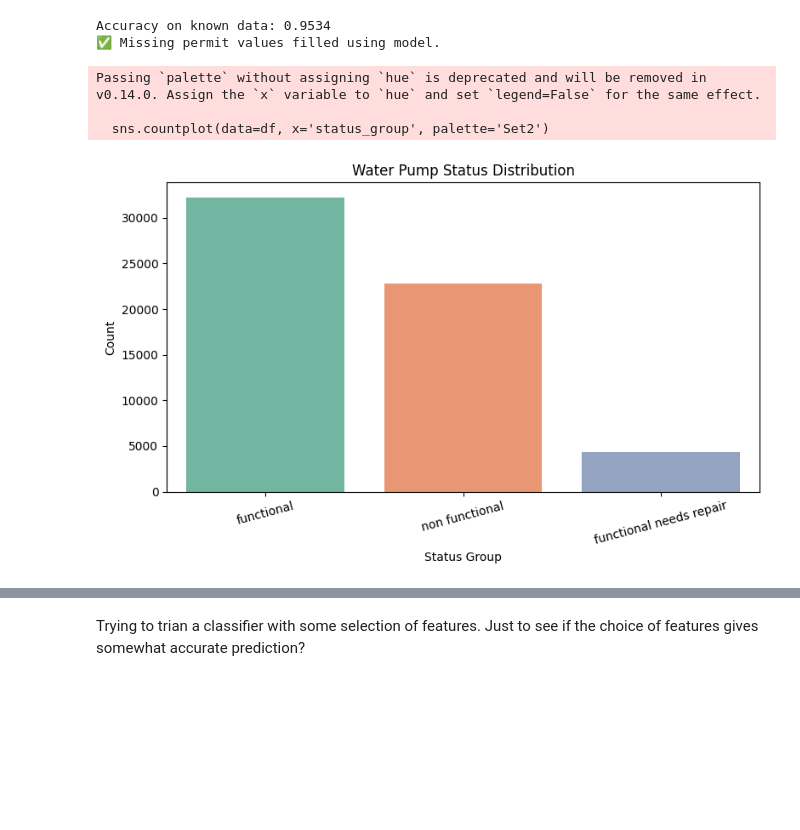
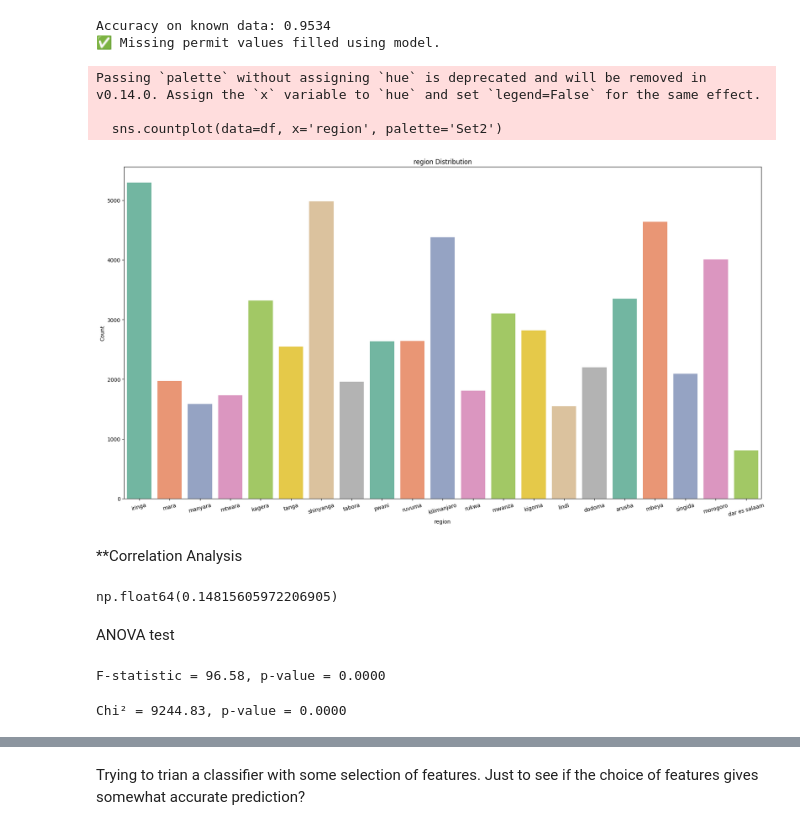
Before and after one commit to shakeeluetp1041/DataDrip, a Jupyter notebook: data_preprocessing/data_preprocessing.ipynb, the cells around one changed output, grey strips where cells are left out. Cells and saved outputs as stored; diff of their text form; code cells hidden in the pictures; blank space fills up the shorter version.

Commit message:
new notebook for visuals, minor changes to pipeline

```diff
--- a/data_preprocessing/data_preprocessing.ipynb
+++ b/data_preprocessing/data_preprocessing.ipynb
@@ -278,8 +278,20 @@ def geo_groupwise_fill(df, target_col, group_cols):
     return df
 # %%
 geo_cols = ['subvillage', 'ward', 'lga', 'district_code', 'region_code']
+df['gps_height'] = df['gps_height'].apply(lambda x: pd.NA if x in [0, 1] else x)
+df['construction_year'] = df['construction_year'].apply(lambda x: pd.NA if x in [0, 1] else x)
+
 df = geo_groupwise_fill(df, 'gps_height', geo_cols)
 df = geo_groupwise_fill(df, 'construction_year', geo_cols)
+# %%
+import numpy as np
+
+df['amount_tsh'] = df.apply(
+    lambda row: np.nan if row['amount_tsh'] == 0 and row['payment_type'] != 'never pay' else row['amount_tsh'],
+    axis=1
+)
+# %%
+df = geo_groupwise_fill(df, 'amount_tsh', geo_cols)
 # %% [markdown]
 This eliminates the 0s and NaNs, and instead fills in estimated/average/mean location based on ward, lga, subvillage or region.
 # %%
@@ -504,18 +516,23 @@ Accuracy on known data: 0.9534
 # %%
 import seaborn as sns
 import matplotlib.pyplot as plt
 
-plt.figure(figsize=(8, 5))
-sns.countplot(data=df, x='status_group', palette='Set2')
+plt.figure(figsize=(18, 10))
+sns.countplot(data=df, x='region', palette='Set2')
 
-plt.title("Water Pump Status Distribution")
-plt.xlabel("Status Group")
+plt.title("region Distribution")
+plt.xlabel("region")
 plt.ylabel("Count")
 plt.xticks(rotation=15)
 plt.tight_layout()
+
+plt.savefig("region_distribution.png", dpi=300)
+
 plt.show()
 # %% [output]
 Passing `palette` without assigning `hue` is deprecated and will be removed in v0.14.0. Assign the `x` variable to `hue` and set `legend=False` for the same effect.
 
-  sns.countplot(data=df, x='status_group', palette='Set2')
+  sns.countplot(data=df, x='region', palette='Set2')
-[figure, old version]
+[figure, new version]
+# %% [markdown]
+**Correlation Analysis
@@ -521,0 +554,24 @@ Passing `palette` without assigning `hue` is deprecated and will be removed in v
+# %%
+cramers_v(df['extraction_type'], df['water_quality'])
+# %% [output]
+np.float64(0.14815605972206905)
+# %% [markdown]
+ANOVA test
+# %%
+from scipy.stats import f_oneway
+
+groups = [df[df['status_group'] == cat]['construction_year'].dropna() for cat in df['status_group'].unique()]
+f_stat, p = f_oneway(*groups)
+
+print(f"F-statistic = {f_stat:.2f}, p-value = {p:.4f}")
+# %% [output]
+F-statistic = 96.58, p-value = 0.0000
+# %%
+from scipy.stats import chi2_contingency
+
+contingency_table = pd.crosstab(df['extraction_type'], df['water_quality'])
+chi2, p, dof, expected = chi2_contingency(contingency_table)
+
+print(f"Chi² = {chi2:.2f}, p-value = {p:.4f}")
+# %% [output]
+Chi² = 9244.83, p-value = 0.0000
```
Also changed, not shown: parts of 7 cells of this notebook, 2 other files.
